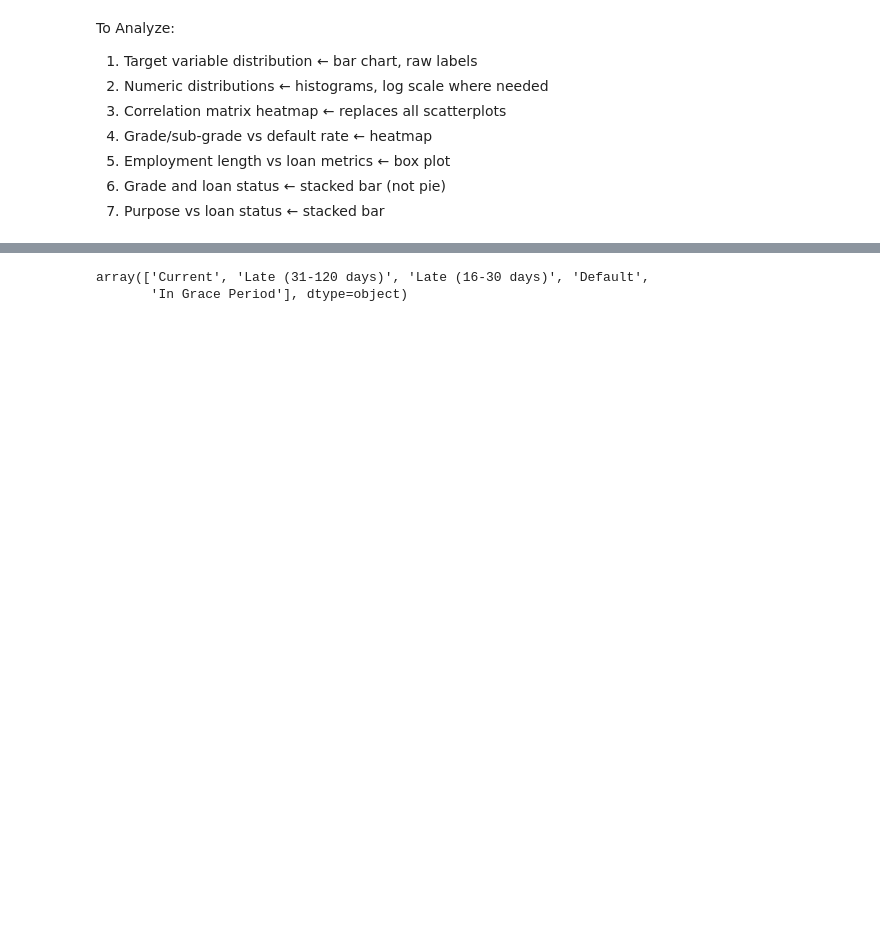
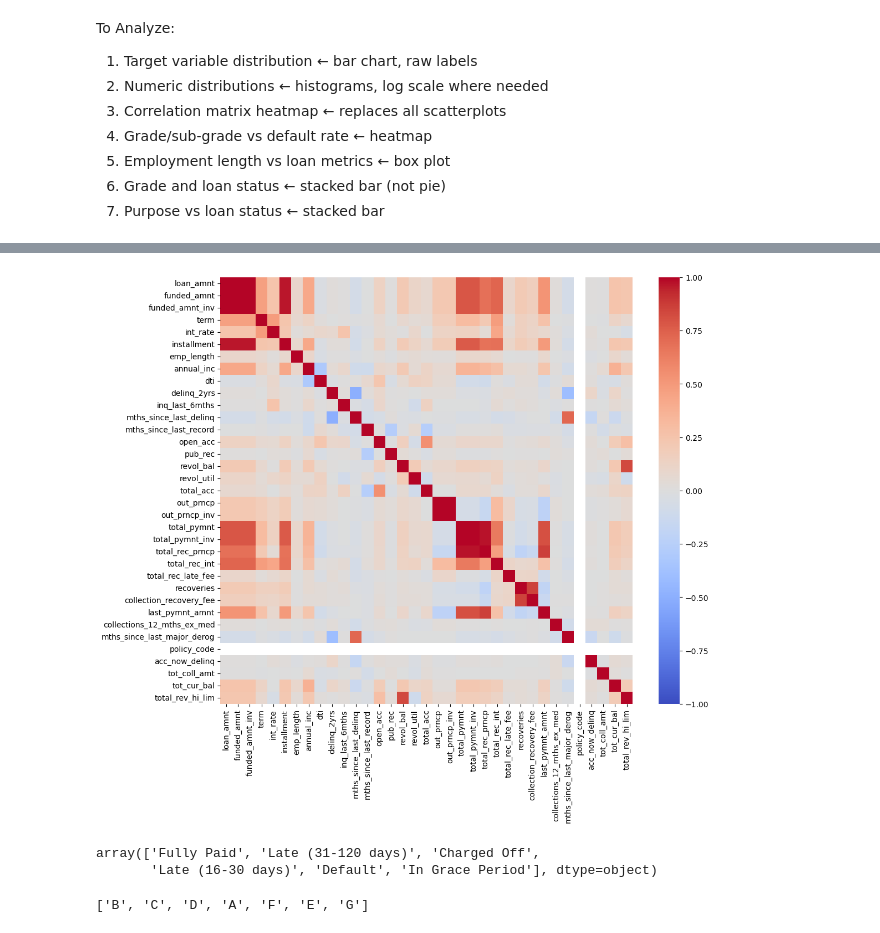
Before and after one commit to BramD1/loan-credit-risk, a Jupyter notebook: EDA_notebook.ipynb, the cells around one changed output, grey strips where cells are left out. Cells and saved outputs as stored; diff of their text form; code cells hidden in the pictures; blank space fills up the shorter version.

```diff
--- a/EDA_notebook.ipynb
+++ b/EDA_notebook.ipynb
@@ -104,5 +99,17 @@ grade_g=df[df['grade']=='G']
-# %%
-df['loan_status'].unique()
-# %% [output]
-array(['Current', 'Late (31-120 days)', 'Late (16-30 days)', 'Default',
-       'In Grace Period'], dtype=object)
+# %%
+data = df.select_dtypes(include=[np.number]).corr()
+plt.figure(figsize=(12,10))
+sns.heatmap(data, vmin=-1, vmax=1, cmap='coolwarm', annot=False, fmt='.2f')
+plt.show()
+# %% [output]
+[figure, added]
+# %%
+df['loan_status'].unique()
+# %% [output]
+array(['Fully Paid', 'Late (31-120 days)', 'Charged Off',
+       'Late (16-30 days)', 'Default', 'In Grace Period'], dtype=object)
+# %%
+grade_list = [i for i in df['grade'].unique()]
+print(grade_list)
+# %% [output]
+['B', 'C', 'D', 'A', 'F', 'E', 'G']
```
Also changed, not shown: parts of 44 cells of this notebook, 1 other file.
